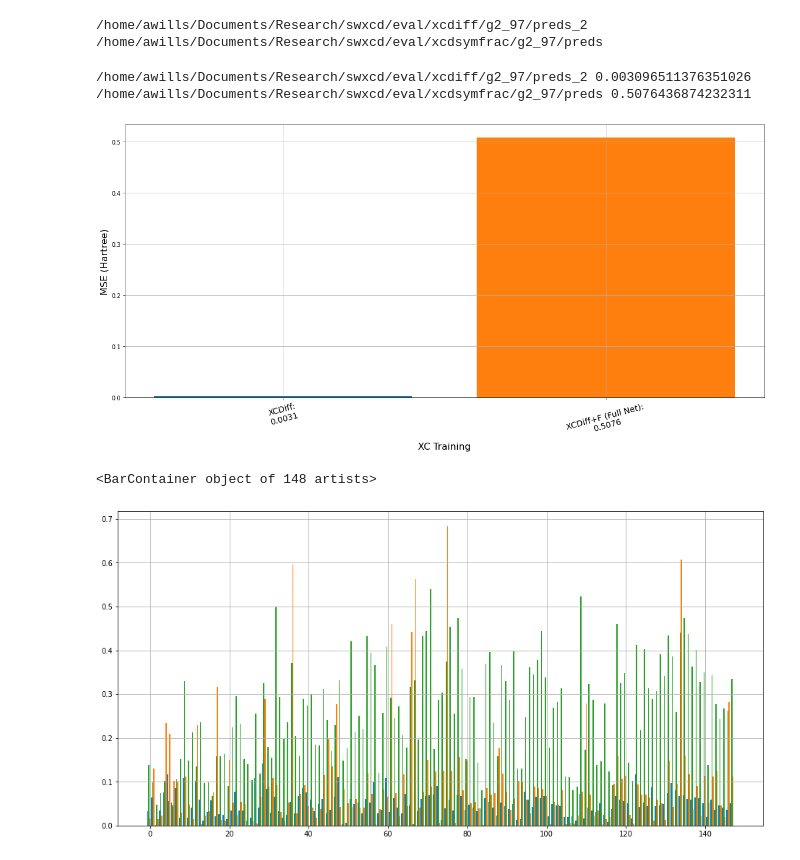
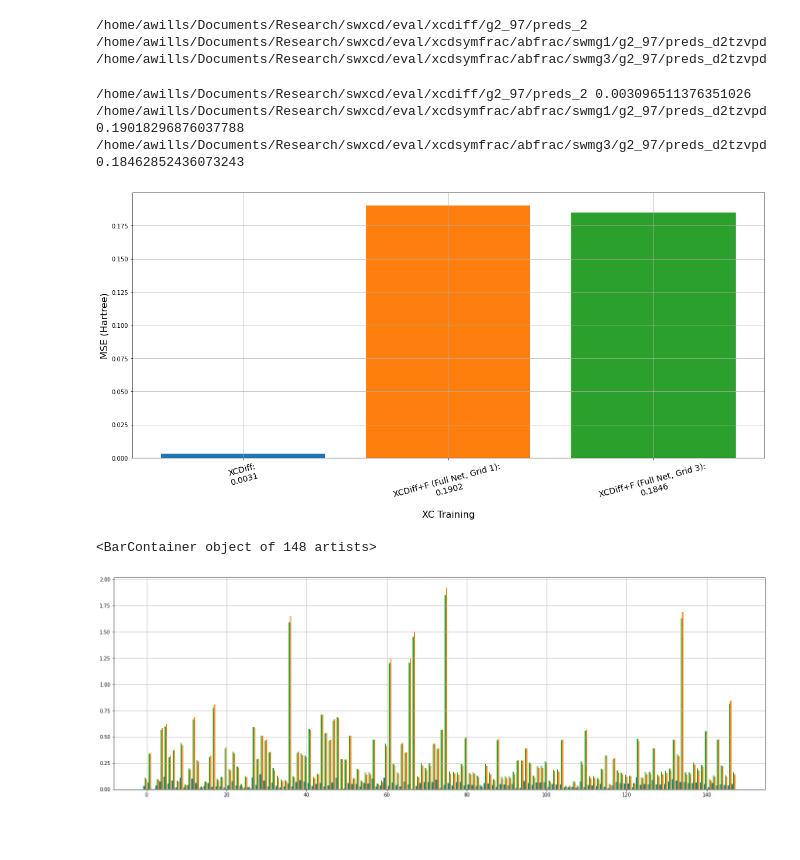
Before and after one commit to alecpwills/dpyscfl, a Jupyter notebook: notebooks/eval_graph.ipynb, the cells around one changed output. Cells and saved outputs as stored; diff of their text form; code cells hidden in the pictures; blank space fills up the shorter version.

```diff
--- a/notebooks/eval_graph.ipynb
+++ b/notebooks/eval_graph.ipynb
@@ -118,14 +18,10 @@ def KS(mol, method, model_path='', nxc_kind='grid', **kwargs):
 # %%
 ref = read('/home/awills/Documents/Research/swxcd/seawulf/g2_97_3/results.traj', ':')
 xcdp = '/home/awills/Documents/Research/swxcd/eval/xcdiff/g2_97/preds_2'
-xcdfp = '/home/awills/Documents/Research/swxcd/eval/xcdiff_frac/g2_97/preds'
-RFP = '/home/awills/Documents/Research/swxcd/eval/rxnfrac/g2_97/preds'
-FRP = '/home/awills/Documents/Research/swxcd/eval/fa_rxnfrac/g2_97/preds'
-FR1P = '/home/awills/Documents/Research/swxcd/eval/fa1_rxnfrac/g2_97/preds'
-xcdcp = '/home/awills/Documents/Research/swxcd/eval/xcdiff/g2_97/preds_3'
-xcdsf = '/home/awills/Documents/Research/swxcd/eval/xcdsymfrac/g2_97/preds'
+xcdsf1 = '/home/awills/Documents/Research/swxcd/eval/xcdsymfrac/abfrac/swmg1/g2_97/preds_d2tzvpd'
+xcdsf3 = '/home/awills/Documents/Research/swxcd/eval/xcdsymfrac/abfrac/swmg3/g2_97/preds_d2tzvpd'
 #paths = [xcdp, xcdfp, RFP, FRP, FR1P, xcdcp]
-paths = [xcdp, xcdsf]
+paths = [xcdp, xcdsf1, xcdsf3]
 es = {p:[] for p in paths}
 ref_es = [at.calc.results['energy']/Hartree for at in ref]
 for idx,atom in enumerate(ref):
@@ -150,7 +46,8 @@ def mse(ref_es, pred_es, n_atoms):
     return ([np.sqrt(ierr) for ierr in err], mse, std)
 # %% [output]
 /home/awills/Documents/Research/swxcd/eval/xcdiff/g2_97/preds_2
-/home/awills/Documents/Research/swxcd/eval/xcdsymfrac/g2_97/preds
+/home/awills/Documents/Research/swxcd/eval/xcdsymfrac/abfrac/swmg1/g2_97/preds_d2tzvpd
+/home/awills/Documents/Research/swxcd/eval/xcdsymfrac/abfrac/swmg3/g2_97/preds_d2tzvpd
 # %%
 errd = {key: mse(ref_es, val, n_atoms) for key,val in es.items()}
 labels = {xcdp: 'XCDiff',
@@ -162,8 +60,6 @@ count = 1
 xtlabs = []
 ax.grid()
 for k,v in errd.items():
-    if k == xcdfp:
-        continue
     print(k, v[1])
     lab = labels[k]+':\n{:3.4f}'.format(v[1])
     ax.bar(count, v[1], label=lab)
@@ -176,29 +72,30 @@ ax.set_xlabel("XC Training", fontsize=16)
 plt.tight_layout()
 # %% [output]
 /home/awills/Documents/Research/swxcd/eval/xcdiff/g2_97/preds_2 0.003096511376351026
-/home/awills/Documents/Research/swxcd/eval/xcdsymfrac/g2_97/preds 0.5076436874232311
+/home/awills/Documents/Research/swxcd/eval/xcdsymfrac/abfrac/swmg1/g2_97/preds_d2tzvpd 0.19018296876037788
+/home/awills/Documents/Research/swxcd/eval/xcdsymfrac/abfrac/swmg3/g2_97/preds_d2tzvpd 0.18462852436073243
-[figure, old version]
+[figure, new version]
 # %%
-f = plt.figure(figsize=(16,8))
+f = plt.figure(figsize=(24,8))
 ax = f.add_subplot(111)
 ax.grid()
 def gen_xs_bar(*args, **kwargs):
     midsep = kwargs.get('midsep', 1)
     width = kwargs.get('width', midsep/(len(args)+2))
     xs = []
     start = -len(args)//2
     for iarg in range(len(args)):
         arg = args[iarg]
         argxs = []
         for igroup in range(len(arg)):
             argxs.append(igroup*midsep+start*width)
         start += 1
         xs.append(argxs)
     return xs
-xcdx, xcdfx, xcdfgx = gen_xs_bar(xcderr, xcdferr, xcdfgerr, width=0.3)
-ax.bar(xcdx, xcderr, width=0.3)
-ax.bar(xcdfgx, xcdfgerr, width=0.3)
-ax.bar(xcdfx, xcdferr, width=0.3)
+xcdx, xcdfx, xcdfgx = gen_xs_bar(errd[paths[0]][0], errd[paths[1]][0], errd[paths[2]][0], width=0.3)
+ax.bar(xcdx, errd[paths[0]][0], width=0.3)
+ax.bar(xcdfgx, errd[paths[1]][0], width=0.3)
+ax.bar(xcdfx, errd[paths[2]][0], width=0.3)
 # %% [output]
 <BarContainer object of 148 artists>
-[figure, old version]
+[figure, new version]
```
Also changed, not shown: parts of 3 cells of this notebook, 3 other files.
